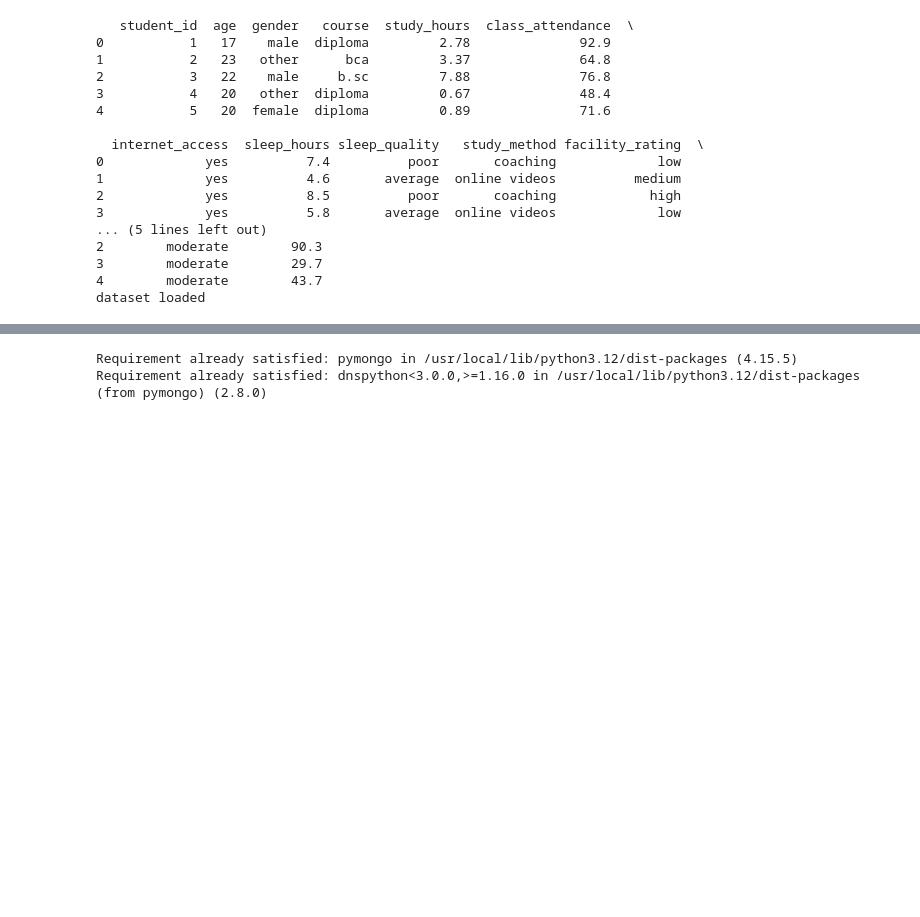
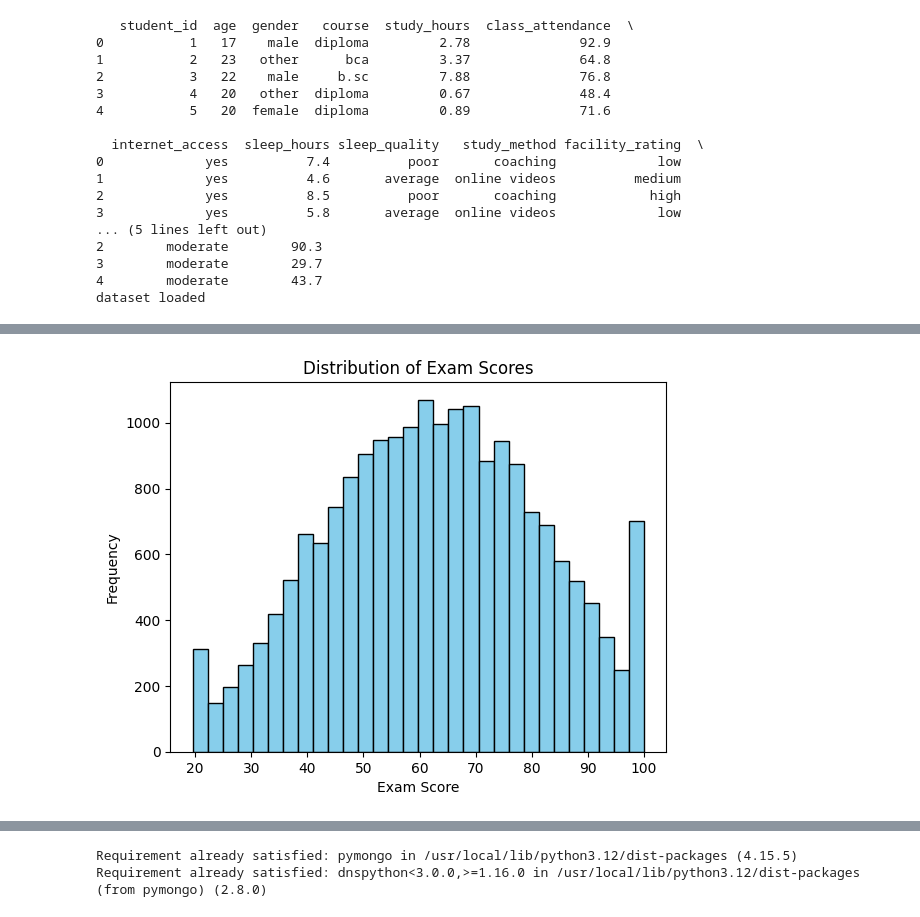
Before and after one commit to dohaneedsrest/BigDataAnalyticsFinalProject, a Jupyter notebook: BigDataFinalProject.ipynb, the cells around one changed output, grey strips where cells are left out. Saved outputs shown, nothing was run; the diff lists cells and outputs as text; code cells hidden in the pictures; blank space fills up the shorter version.

```diff
--- a/BigDataFinalProject.ipynb
+++ b/BigDataFinalProject.ipynb
@@ -38,0 +88,21 @@ print ('EDA here')
+# %%
+print("\nMissing Values:")
+missing_values = df.isnull().sum()
+if missing_values.sum() > 0:
+    print(missing_values[missing_values > 0])
+    print(f"\nTotal missing values: {missing_values.sum()}")
+else:
+    print("No missing values found!")
+
+duplicate_count = df.duplicated().sum()
+print(f"\nDuplicate Rows: {duplicate_count}")
+if duplicate_count > 0:
+    print("duplicates detected!")
+    df = df.drop_duplicates()
+    print(f"removed {duplicate_count} duplicate rows")
+
+numerical_cols = df.select_dtypes(include=[np.number]).columns.tolist()
+categorical_cols = df.select_dtypes(include=['object']).columns.tolist()
+
+print(f"\n Numerical Features ({len(numerical_cols)}): {numerical_cols}")
+print(f"\nCategorical Features ({len(categorical_cols)}): {categorical_cols}")
@@ -38,0 +118,9 @@ print ('EDA here')
+# %%
+plt.figure()
+plt.hist(df['exam_score'], bins=30, color='skyblue', edgecolor='black')
+plt.xlabel('Exam Score')
+plt.ylabel('Frequency')
+plt.title('Distribution of Exam Scores')
+plt.show()
+# %% [output]
+[figure, added]
```
Also changed, not shown: parts of 14 cells of this notebook.
